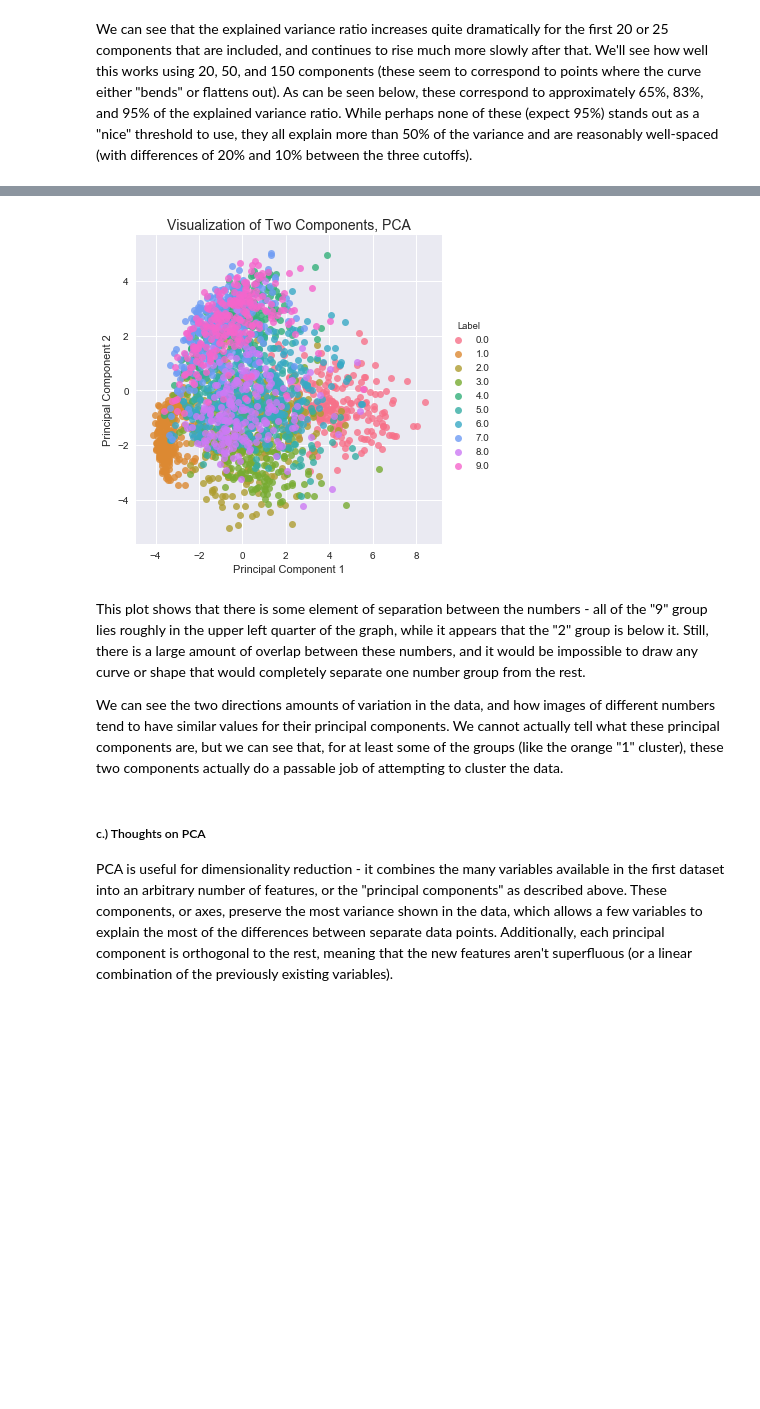
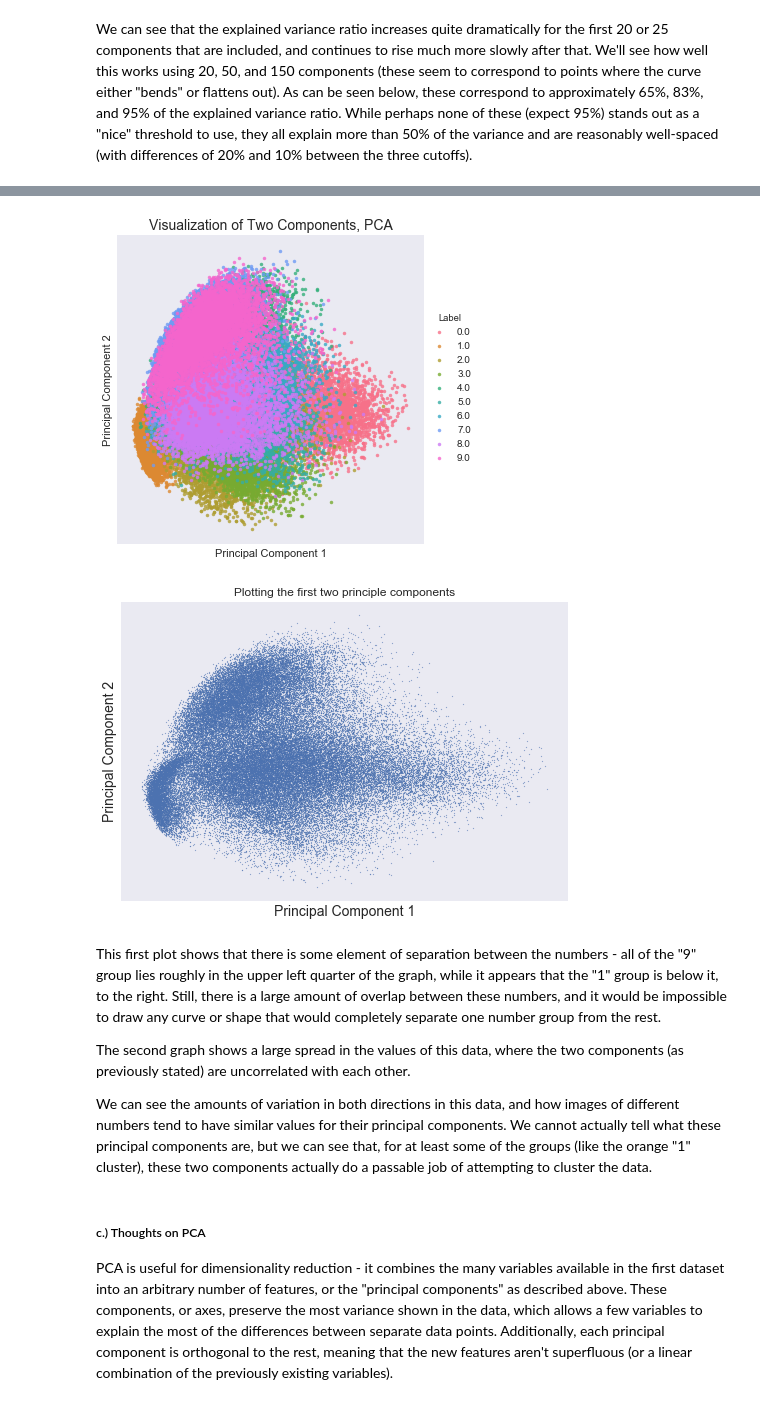
Before and after one commit to jhigbee2/byu_econ_applied_machine_learning, a Jupyter notebook: homeworks/ps5.ipynb, the cells around one changed output, grey strips where cells are left out. Cells and saved outputs as stored; diff of their text form; code cells hidden in the pictures; blank space fills up the shorter version.

```diff
--- a/homeworks/ps5.ipynb
+++ b/homeworks/ps5.ipynb
@@ -153,14 +152,27 @@ print(Xsub2.shape)
 # %%
-sns.lmplot(x='Principal Component 1', y='Principal Component 2', data=Xsub2, hue='Label', fit_reg=False)
+sns.lmplot(x='Principal Component 1', y='Principal Component 2', data=dfXdim2, hue='Label', fit_reg=False, markers = ".")
 ax = plt.gca()
+plt.xticks([])
+plt.yticks([])
 ax.set_title("Visualization of Two Components, PCA", fontsize = 14)
 plt.show()
+
+plt.title("Plotting the first two principle components")
+plt.xticks([])
+plt.yticks([])
+plt.ylabel("Principal Component 2", fontsize = 14)
+plt.xlabel("Principal Component 1", fontsize = 14)
+plt.scatter(dfXdim2['Principal Component 1'], dfXdim2['Principal Component 2'], alpha=.5, s=1)
+plt.show()
 # %% [output]
-[figure, old version]
+[figure, new version]
+[figure, added]
 # %% [markdown]
-This plot shows that there is some element of separation between the numbers - all of the "9" group lies roughly in the upper left quarter of the graph, while it appears that the "2" group is below it.  Still, there is a large amount of overlap between these numbers, and it would be impossible to draw any curve or shape that would completely separate one number group from the rest.
+This first plot shows that there is some element of separation between the numbers - all of the "9" group lies roughly in the upper left quarter of the graph, while it appears that the "1" group is below it, to the right.  Still, there is a large amount of overlap between these numbers, and it would be impossible to draw any curve or shape that would completely separate one number group from the rest.
 
-We can see the two directions amounts of variation in the data, and how images of different numbers tend to have similar values for their principal components.  We cannot actually tell what these principal components are, but we can see that, for at least some of the groups (like the orange "1" cluster), these two components actually do a passable job of attempting to cluster the data.
+The second graph shows a large spread in the values of this data, where the two components (as previously stated) are uncorrelated with each other.
+
+We can see the amounts of variation in both directions in this data, and how images of different numbers tend to have similar values for their principal components.  We cannot actually tell what these principal components are, but we can see that, for at least some of the groups (like the orange "1" cluster), these two components actually do a passable job of attempting to cluster the data.
 # %% [markdown]
 ##### c.) Thoughts on PCA
 
```
Also changed, not shown: parts of 28 cells of this notebook.
